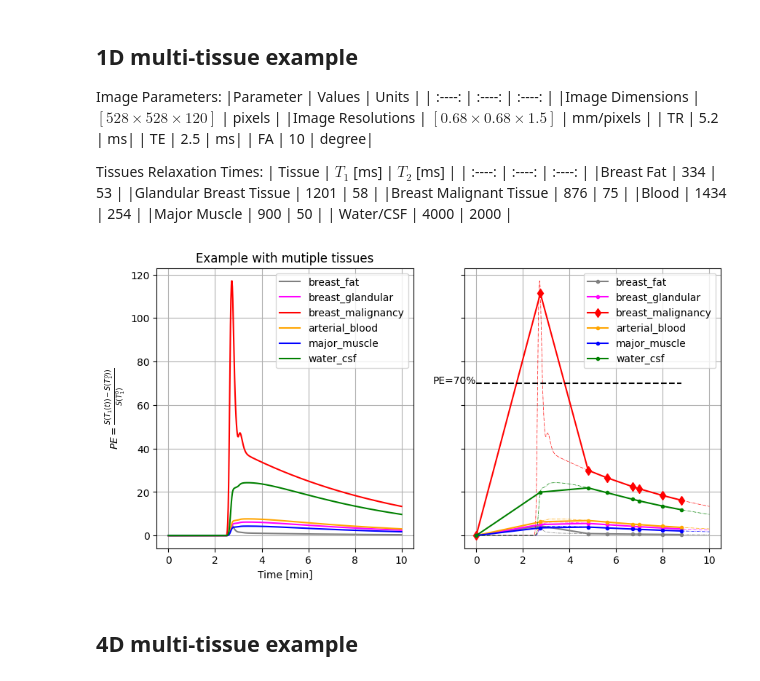
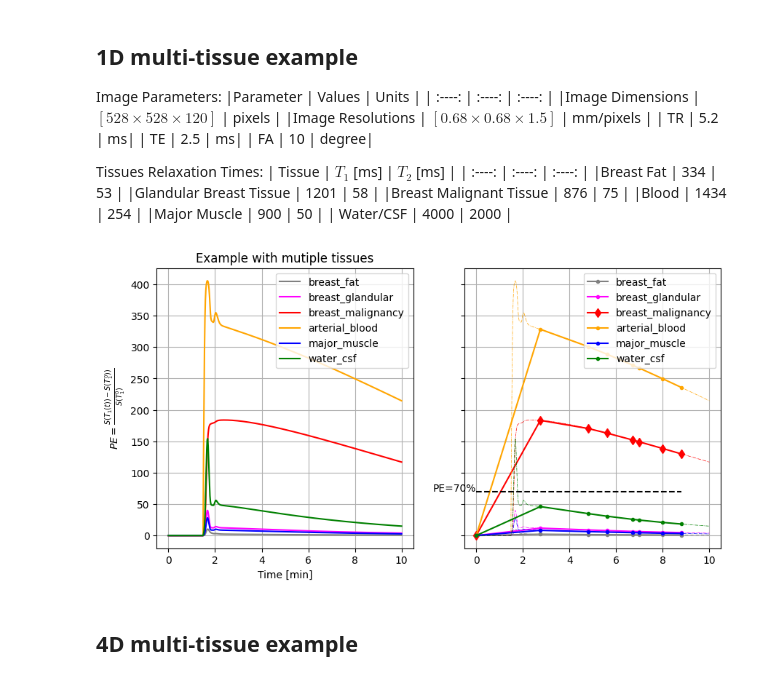
Before and after one commit to iSANDEx/dce-dro-python, a Jupyter notebook: MRI_signal_models.ipynb, the cells around one changed output. Saved outputs shown, nothing was run; the diff lists cells and outputs as text; code cells hidden in the pictures.

```diff
--- a/MRI_signal_models.ipynb
+++ b/MRI_signal_models.ipynb
@@ -1005,16 +1005,16 @@ tissue_pars = {'breast_fat': {'T1': 334,
                                      'T2': 75,
                                      'M0': 5000.0,
                                      'Ktrans': 1.5, # average for malignant mass, as indicated in https://www.ncbi.nlm.nih.gov/pmc/articles/PMC3737611/
-                                     've': 0.1,
-                                     'vp': 0.1,
+                                     've': 1.5,
+                                     'vp': 0.01,
                                      'colour': 'red',
                                      },
                'arterial_blood': {'T1': 1434,
                                   'T2': 254,
                                   'M0': 7000.0,
-                                  'Ktrans': 0.01,
+                                  'Ktrans': 2.0,
                                   've': 0.01,
-                                  'vp': 0.01,
+                                  'vp': 2.0,
                                   'colour': 'orange',
                                   },
                'major_muscle': {'T1': 900,
@@ -1040,41 +1040,41 @@ offset = 1.5 # Injection time respect to baseline acquisition
 fig, ax = plt.subplots(ncols=2, nrows=1, figsize=(10.0, 5.0), sharex=True, sharey=True)
 
 for tissueID, tissueMRI in tissue_pars.items():
-    ca_timecurve = tofts2C(time_axis, tissueMRI['Ktrans'], tissueMRI['ve'], 0.0*tissueMRI['vp'], aif='parker', offset=offset)
+    ca_timecurve = tofts2C(time_axis, tissueMRI['Ktrans'], tissueMRI['ve'], tissueMRI['vp'], aif='parker', offset=offset)
     r1_timecurve = r1_contrast(tissueMRI['T1'], ContrastAgent['r1'], ca_timecurve)
 
     tissueSPGRt = spgr_signal(tissueMRI['M0'], 1000.0/r1_timecurve,
                               image_pars['TR'],
                               image_pars['FA'],
                               image_pars['TE'],
                               tissueMRI['T2'])
     S0 = tissueSPGRt[0]
 
     St_HSR = np.interp(time_points, time_axis, tissueSPGRt-S0)
     if tissueID == 'breast_malignancy':
         marker = 'd'
     else:
         marker = '.'
 
     ax[0].plot(time_axis, 100 * (tissueSPGRt - S0)/S0, tissueMRI['colour'], label=f"{tissueID}")
 
     ax[1].plot(time_points, 100 * (St_HSR / S0), tissueMRI['colour'], linestyle='-', marker=marker, label=f"{tissueID}")
     ax[1].plot(time_axis, 100 * (tissueSPGRt - S0) / S0, tissueMRI['colour'], linestyle='-.', linewidth=0.5)
 
 
 ax[1].plot(time_points, np.full_like(time_points, 70.0),'k--')
 ax[1].text(time_points[0], 70.0, 'PE=70%', ha='right')
 ax[0].set_ylabel(r'$PE = \frac{S(T_1(t)) - S(T_1^0))}{S(T_1^0)}$')
 ax[0].set_xlabel('Time [min]')
 ax[0].set_title('Example with mutiple tissues')
 ax[0].legend(loc='best')
 ax[1].legend(loc='best')
 ax[0].grid(True)
 ax[1].grid(True)
 
 plt.show()
 # %% [output]
-[figure, old version]
+[figure, new version]
 # %% [markdown]
 ## 4D multi-tissue example
 # %%
```
Also changed, not shown: 1 other file.
